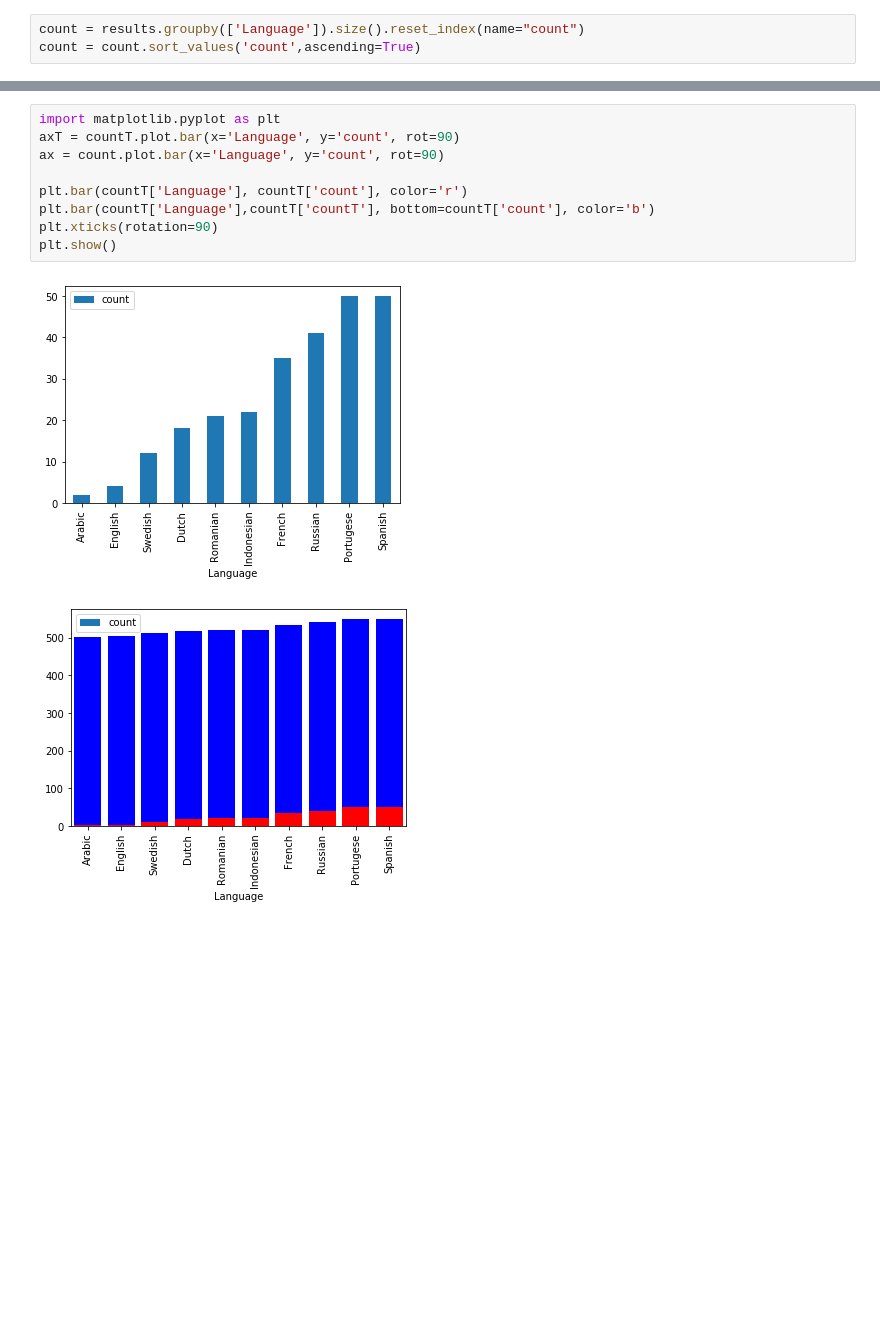
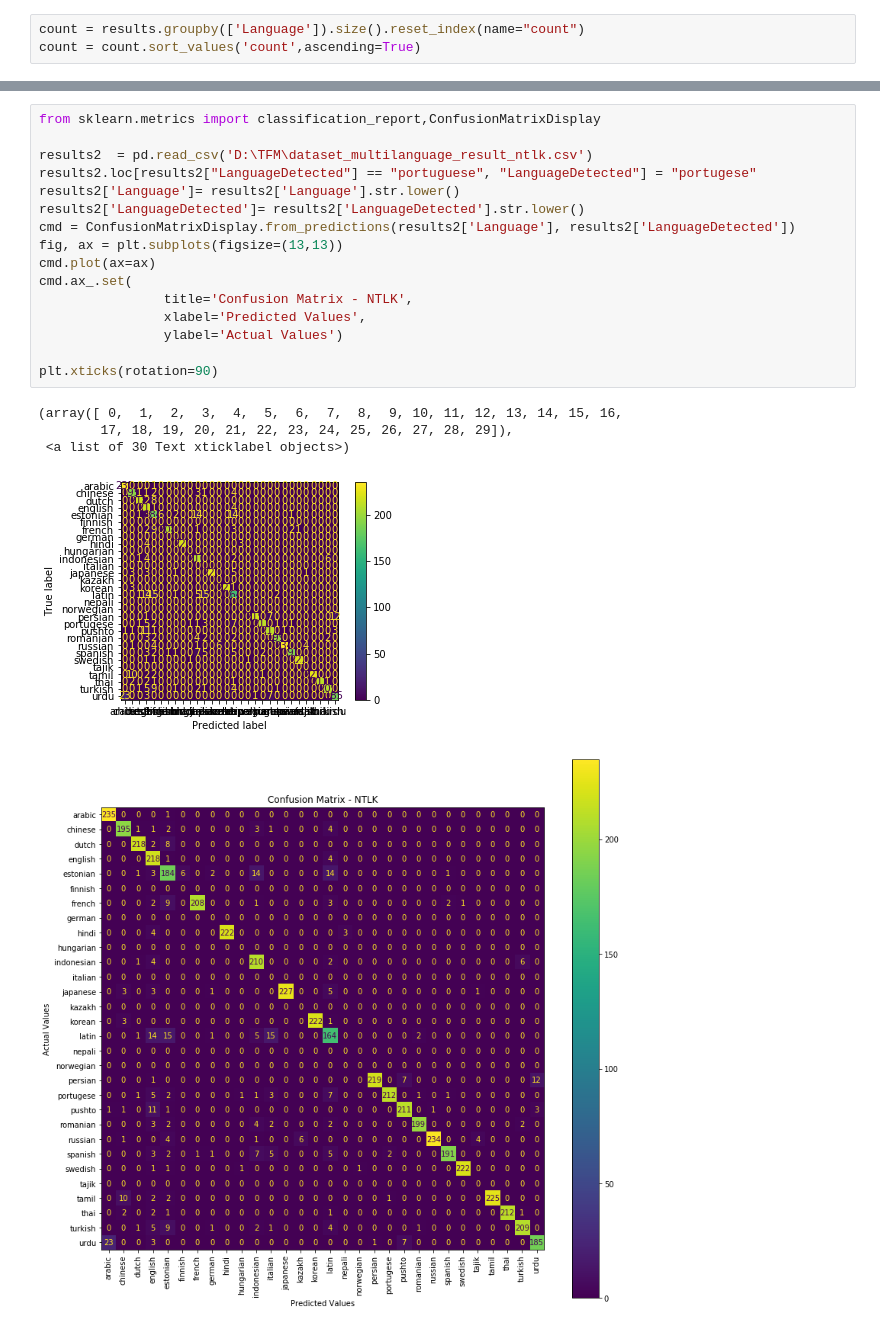
Before and after one commit to celopez74/LanguageDetectionNLTK, a Jupyter notebook: LanguageDetectionNLTK.ipynb, the cells around one changed output, grey strips where cells are left out. Saved outputs shown, nothing was run; the diff lists cells and outputs as text; blank space fills up the shorter version.

```diff
--- a/LanguageDetectionNLTK.ipynb
+++ b/LanguageDetectionNLTK.ipynb
@@ -272,12 +173,22 @@ HTML(countT.to_html(classes='table table-stripped'))
-# %%
-import matplotlib.pyplot as plt
-axT = countT.plot.bar(x='Language', y='count', rot=90)
-ax = count.plot.bar(x='Language', y='count', rot=90)
-
-plt.bar(countT['Language'], countT['count'], color='r')
-plt.bar(countT['Language'],countT['countT'], bottom=countT['count'], color='b')
-plt.xticks(rotation=90)
-plt.show()
-# %% [output]
-[figure, removed]
-[figure, removed]
+# %%
+from sklearn.metrics import classification_report,ConfusionMatrixDisplay
+
+results2  = pd.read_csv('D:\TFM\dataset_multilanguage_result_ntlk.csv')
+results2.loc[results2["LanguageDetected"] == "portuguese", "LanguageDetected"] = "portugese"
+results2['Language']= results2['Language'].str.lower()
+results2['LanguageDetected']= results2['LanguageDetected'].str.lower()
+cmd = ConfusionMatrixDisplay.from_predictions(results2['Language'], results2['LanguageDetected'])
+fig, ax = plt.subplots(figsize=(13,13))
+cmd.plot(ax=ax)
+cmd.ax_.set(
+                title='Confusion Matrix - NTLK',
+                xlabel='Predicted Values',
+                ylabel='Actual Values')
+
+plt.xticks(rotation=90)
+# %% [output]
+(array([ 0,  1,  2,  3,  4,  5,  6,  7,  8,  9, 10, 11, 12, 13, 14, 15, 16,
+        17, 18, 19, 20, 21, 22, 23, 24, 25, 26, 27, 28, 29]),
+ <a list of 30 Text xticklabel objects>)
+[figure, added]
+[figure, added]
```
Also changed, not shown: parts of 12 cells of this notebook, 11 other files.
